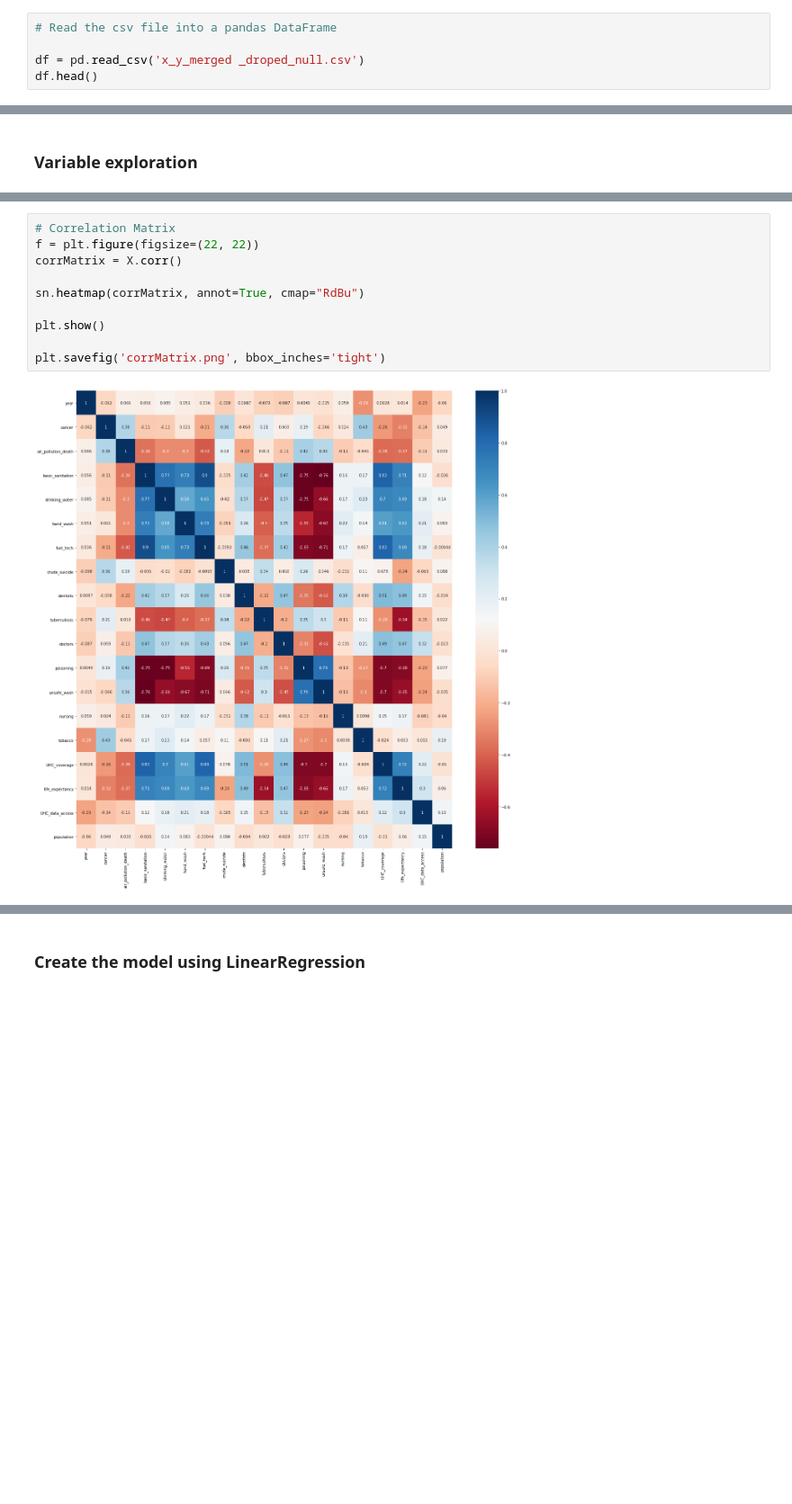
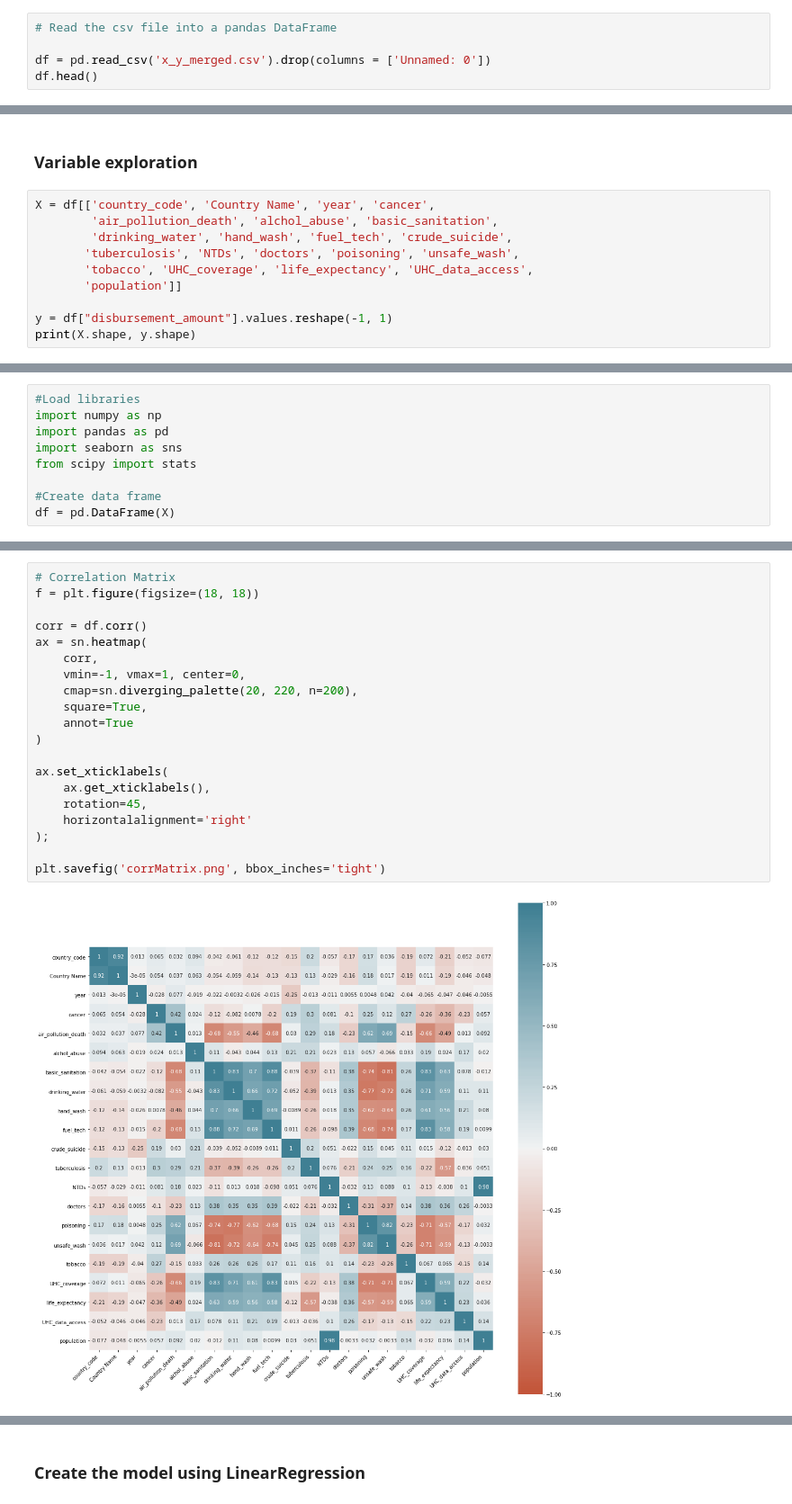
Before and after one commit to hej6853/Rowdy_Rooster_Project3, a Jupyter notebook: Cleaned/Machine_Learning_linear_regression.ipynb, the cells around one changed output, grey strips where cells are left out. Shown at 90% size. Drawn from its saved outputs; the diff is of its cells as text; blank space fills up the shorter version.

```diff
--- a/Cleaned/Machine_Learning_linear_regression.ipynb
+++ b/Cleaned/Machine_Learning_linear_regression.ipynb
@@ -18,6 +18,6 @@ import pandas as pd
 # %%
 # Read the csv file into a pandas DataFrame
 
-df = pd.read_csv('x_y_merged _droped_null.csv')
+df = pd.read_csv('x_y_merged.csv').drop(columns = ['Unnamed: 0'])
 df.head()
 # %% [output]
@@ -60,3 +61,13 @@ df.head()
 5 rows × 22 columns
 # %% [markdown]
 ### Variable exploration
+# %%
+X = df[['country_code', 'Country Name', 'year', 'cancer',
+        'air_pollution_death', 'alchol_abuse', 'basic_sanitation',
+        'drinking_water', 'hand_wash', 'fuel_tech', 'crude_suicide',
+       'tuberculosis', 'NTDs', 'doctors', 'poisoning', 'unsafe_wash',
+       'tobacco', 'UHC_coverage', 'life_expectancy', 'UHC_data_access',
+       'population']]
+
+y = df["disbursement_amount"].values.reshape(-1, 1)
+print(X.shape, y.shape)
@@ -62,0 +78,9 @@ df.head()
+# %%
+#Load libraries
+import numpy as np
+import pandas as pd
+import seaborn as sns
+from scipy import stats
+
+#Create data frame
+df = pd.DataFrame(X)
@@ -63,12 +102,22 @@ df.head()
 # %%
 # Correlation Matrix
-f = plt.figure(figsize=(22, 22))
-corrMatrix = X.corr()
+f = plt.figure(figsize=(18, 18))
 
-sn.heatmap(corrMatrix, annot=True, cmap="RdBu")
+corr = df.corr()
+ax = sn.heatmap(
+    corr,
+    vmin=-1, vmax=1, center=0,
+    cmap=sn.diverging_palette(20, 220, n=200),
+    square=True,
+    annot=True
+)
 
-plt.show()
+ax.set_xticklabels(
+    ax.get_xticklabels(),
+    rotation=45,
+    horizontalalignment='right'
+);
 
 plt.savefig('corrMatrix.png', bbox_inches='tight')
 # %% [output]
-[figure, old version]
+[figure, new version]
```
Also changed, not shown: parts of 15 cells of this notebook, 14 other files.
